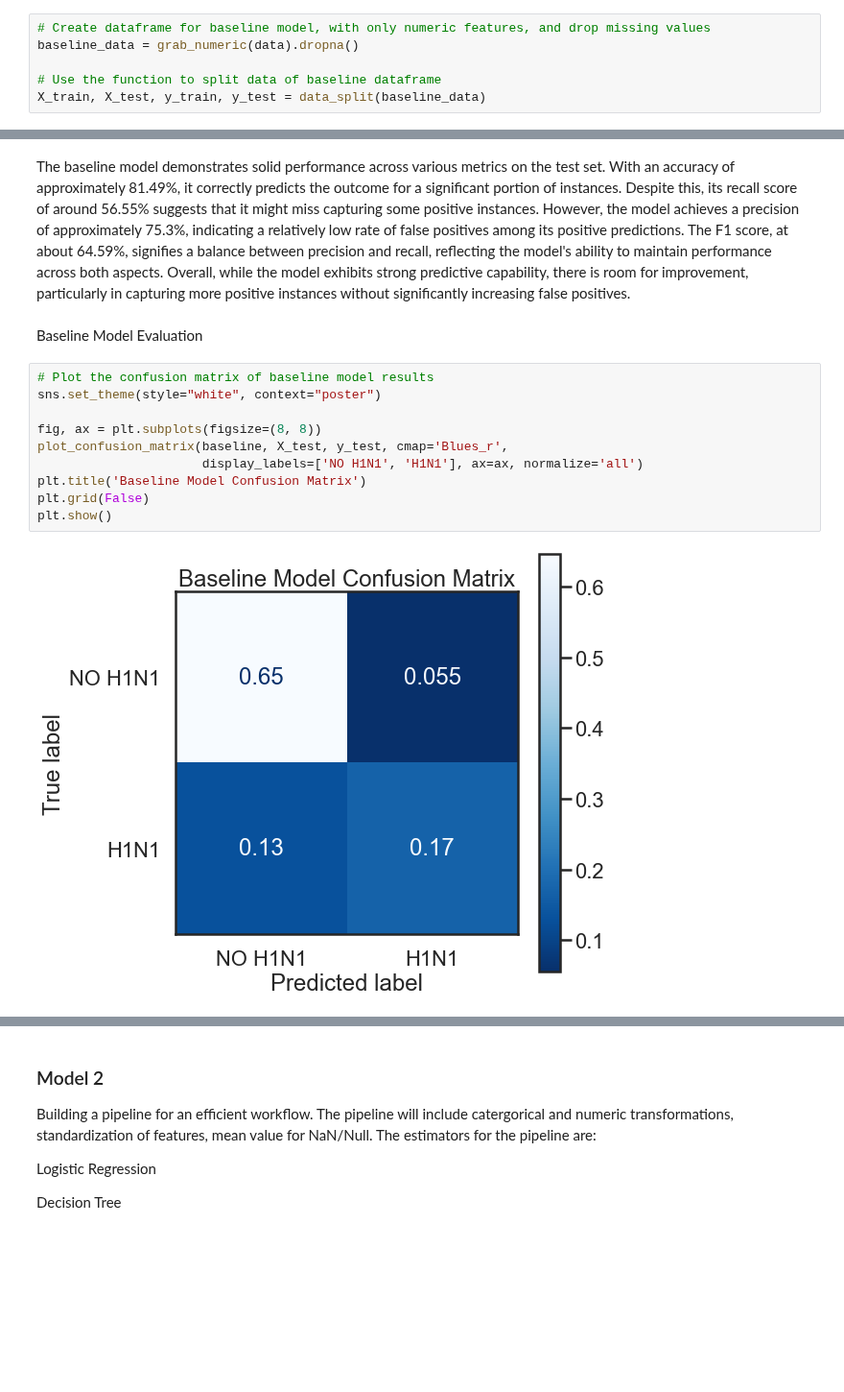
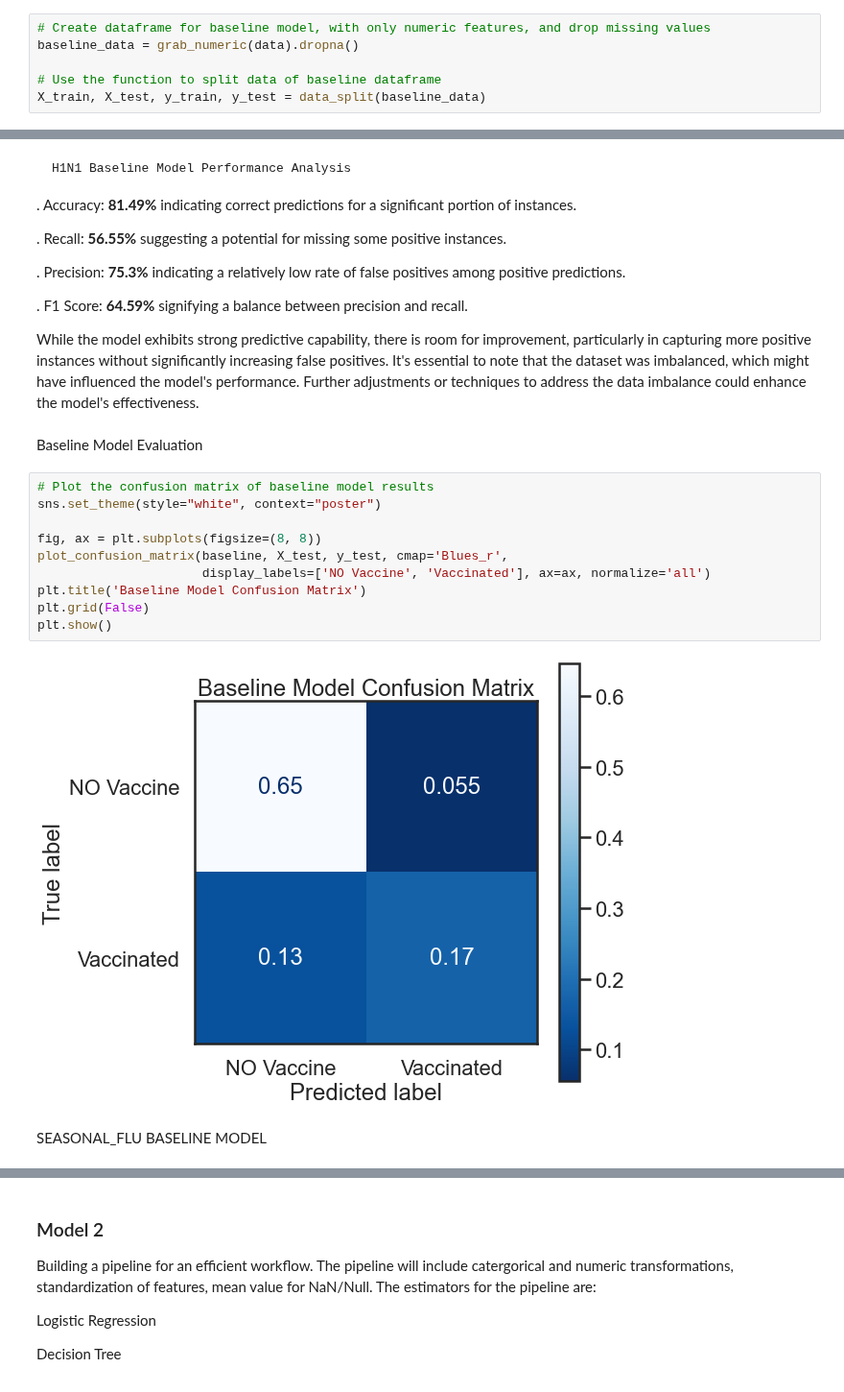
Before and after one commit to sophline/Vaccination_prediction, a Jupyter notebook: prediction.ipynb, the cells around one changed output, grey strips where cells are left out. Shown at 96% size. Saved outputs shown, nothing was run; the diff lists cells and outputs as text; blank space fills up the shorter version.

```diff
--- a/prediction.ipynb
+++ b/prediction.ipynb
@@ -492,16 +501,33 @@ Our baseline model's f1-score on the test is 0.6459.
 # %% [markdown]
-The baseline model demonstrates solid performance across various metrics on the test set. With an accuracy of approximately 81.49%, it correctly predicts the outcome for a significant portion of instances. Despite this, its recall score of around 56.55% suggests that it might miss capturing some positive instances. However, the model achieves a precision of approximately 75.3%, indicating a relatively low rate of false positives among its positive predictions. The F1 score, at about 64.59%, signifies a balance between precision and recall, reflecting the model's ability to maintain performance across both aspects. Overall, while the model exhibits strong predictive capability, there is room for improvement, particularly in capturing more positive instances without significantly increasing false positives.
+    H1N1 Baseline Model Performance Analysis
+
+
+. Accuracy: **81.49%**
+indicating correct predictions for a significant portion of instances.
+
+. Recall: **56.55%**
+suggesting a potential for missing some positive instances.
+
+. Precision: **75.3%**
+indicating a relatively low rate of false positives among positive predictions.
+
+. F1 Score: **64.59%**
+signifying a balance between precision and recall.
+
+While the model exhibits strong predictive capability, there is room for improvement, particularly in capturing more positive instances without significantly increasing false positives. It's essential to note that the dataset was imbalanced, which might have influenced the model's performance. Further adjustments or techniques to address the data imbalance could enhance the model's effectiveness.
 # %% [markdown]
-Baseline Model Evaluation
+ Baseline Model Evaluation
 # %%
 # Plot the confusion matrix of baseline model results
 sns.set_theme(style="white", context="poster")
 
 fig, ax = plt.subplots(figsize=(8, 8))
 plot_confusion_matrix(baseline, X_test, y_test, cmap='Blues_r',
-                      display_labels=['NO H1N1', 'H1N1'], ax=ax, normalize='all')
+                      display_labels=['NO Vaccine', 'Vaccinated'], ax=ax, normalize='all')
 plt.title('Baseline Model Confusion Matrix')
 plt.grid(False)
 plt.show()
 # %% [output]
-[figure, old version]
+[figure, new version]
+# %% [markdown]
+SEASONAL_FLU BASELINE MODEL
```
Also changed, not shown: parts of 14 cells of this notebook.
